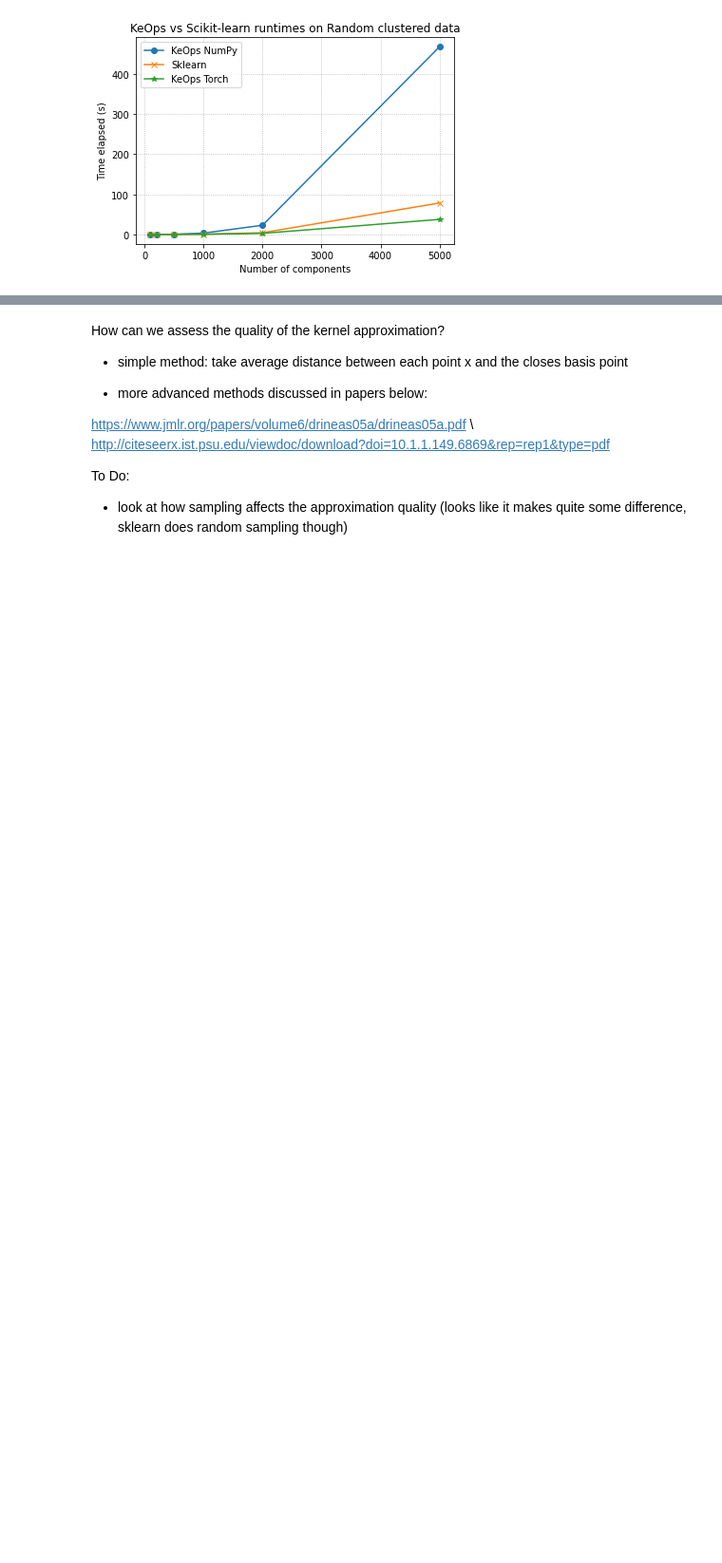
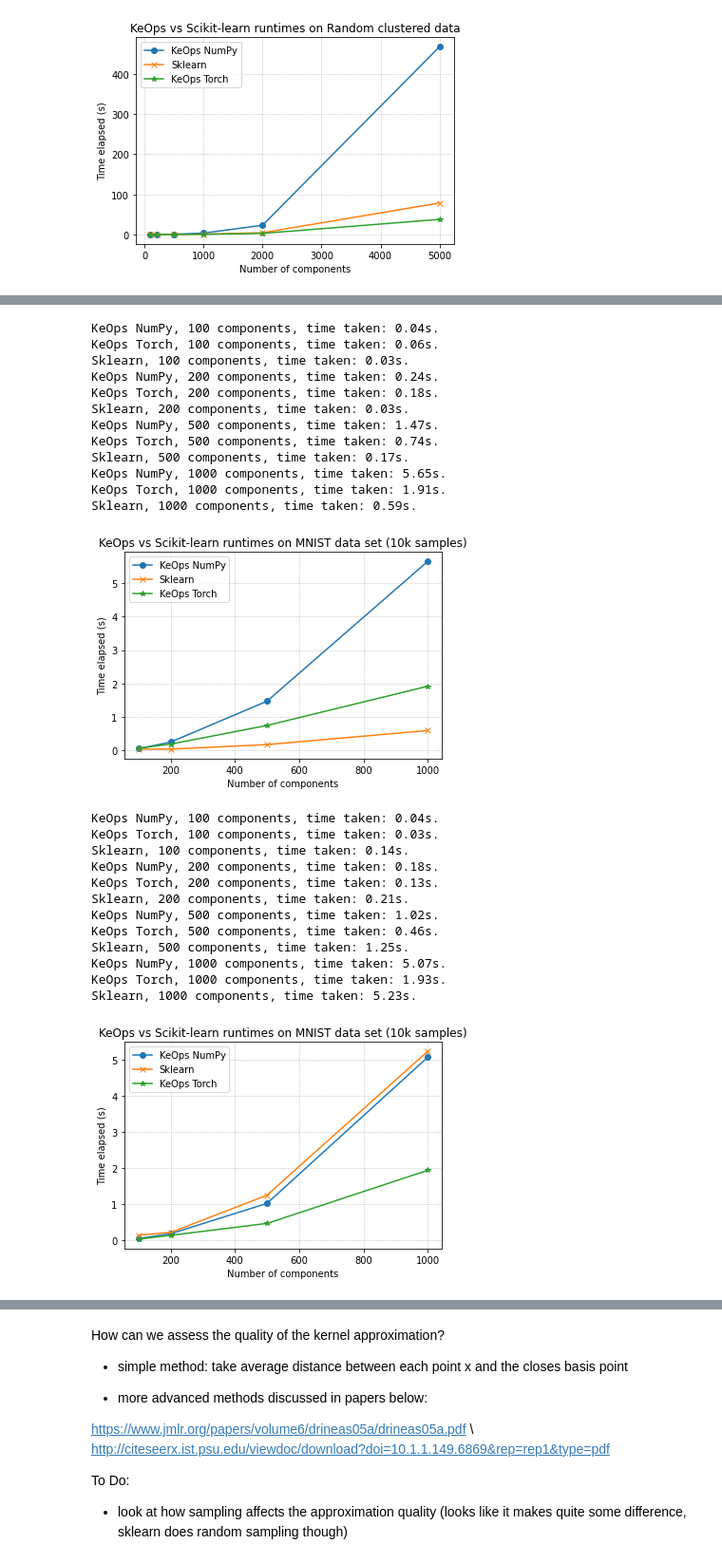
Before and after one commit to huddyyeo/keops_project, a Jupyter notebook: Nystrom_work/Nystrom_benchmarking.ipynb, the cells around one changed output, grey strips where cells are left out. Shown at 95% size. Cells and saved outputs as stored; diff of their text form; code cells hidden in the pictures; blank space fills up the shorter version.

```diff
--- a/Nystrom_work/Nystrom_benchmarking.ipynb
+++ b/Nystrom_work/Nystrom_benchmarking.ipynb
@@ -243,0 +263,38 @@ sklearn sum 1154.5034878092997
+# %%
+# Need to redefine NS here, because for MNIST the RAM cannot take >1000 components
+NS = [
+    100,
+    200,
+    500,
+    1000
+]
+
+get_runtime(MNIST, MNIST_t, 'MNIST data set (10k samples)', 'rbf', 'rbf')
+get_runtime(MNIST, MNIST_t, 'MNIST data set (10k samples)', 'exp', exp_kernel)
+# %% [output]
+KeOps NumPy, 100 components, time taken: 0.04s.
+KeOps Torch, 100 components, time taken: 0.06s.
+Sklearn, 100 components, time taken: 0.03s.
+KeOps NumPy, 200 components, time taken: 0.24s.
+KeOps Torch, 200 components, time taken: 0.18s.
+Sklearn, 200 components, time taken: 0.03s.
+KeOps NumPy, 500 components, time taken: 1.47s.
+KeOps Torch, 500 components, time taken: 0.74s.
+Sklearn, 500 components, time taken: 0.17s.
+KeOps NumPy, 1000 components, time taken: 5.65s.
+KeOps Torch, 1000 components, time taken: 1.91s.
+Sklearn, 1000 components, time taken: 0.59s.
+[figure, added]
+KeOps NumPy, 100 components, time taken: 0.04s.
+KeOps Torch, 100 components, time taken: 0.03s.
+Sklearn, 100 components, time taken: 0.14s.
+KeOps NumPy, 200 components, time taken: 0.18s.
+KeOps Torch, 200 components, time taken: 0.13s.
+Sklearn, 200 components, time taken: 0.21s.
+KeOps NumPy, 500 components, time taken: 1.02s.
+KeOps Torch, 500 components, time taken: 0.46s.
+Sklearn, 500 components, time taken: 1.25s.
+KeOps NumPy, 1000 components, time taken: 5.07s.
+KeOps Torch, 1000 components, time taken: 1.93s.
+Sklearn, 1000 components, time taken: 5.23s.
+[figure, added]
```
Also changed, not shown: parts of 32 cells of this notebook.
